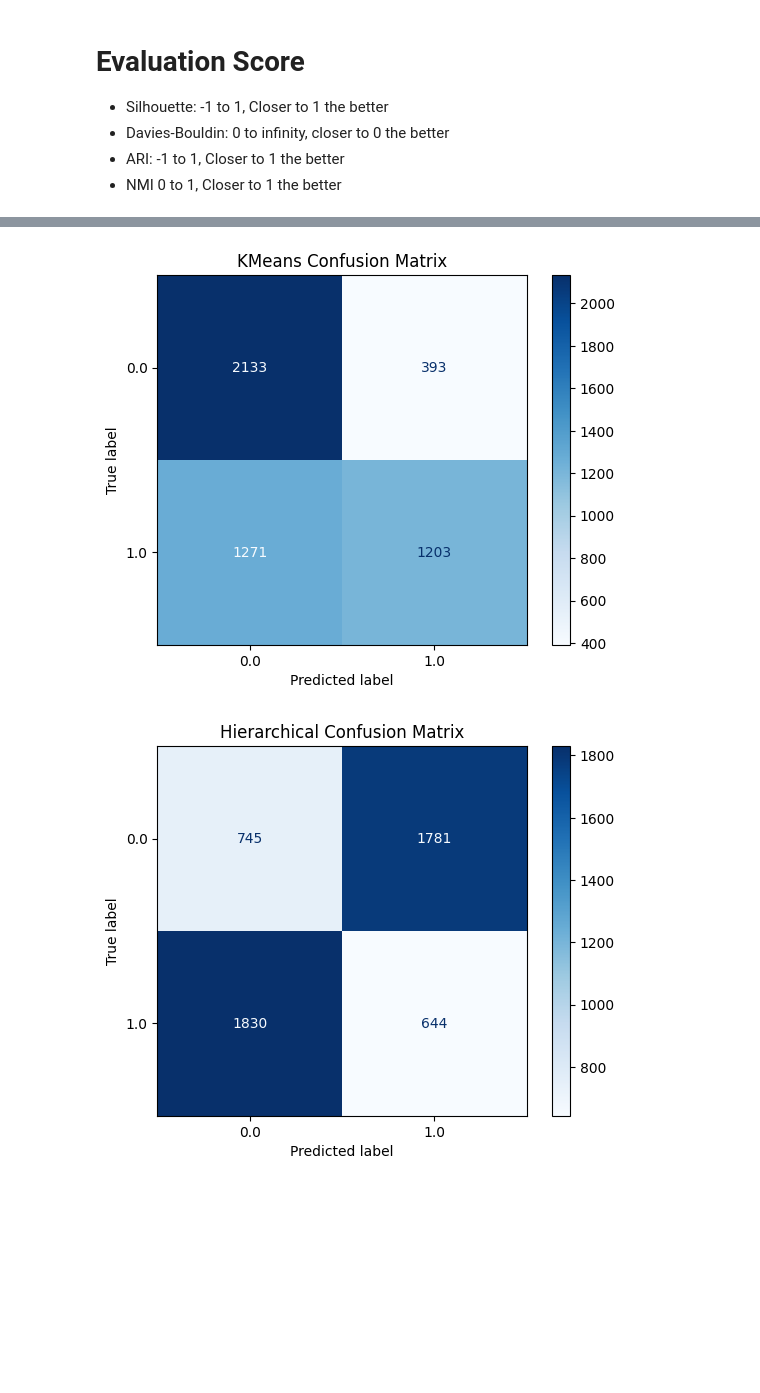
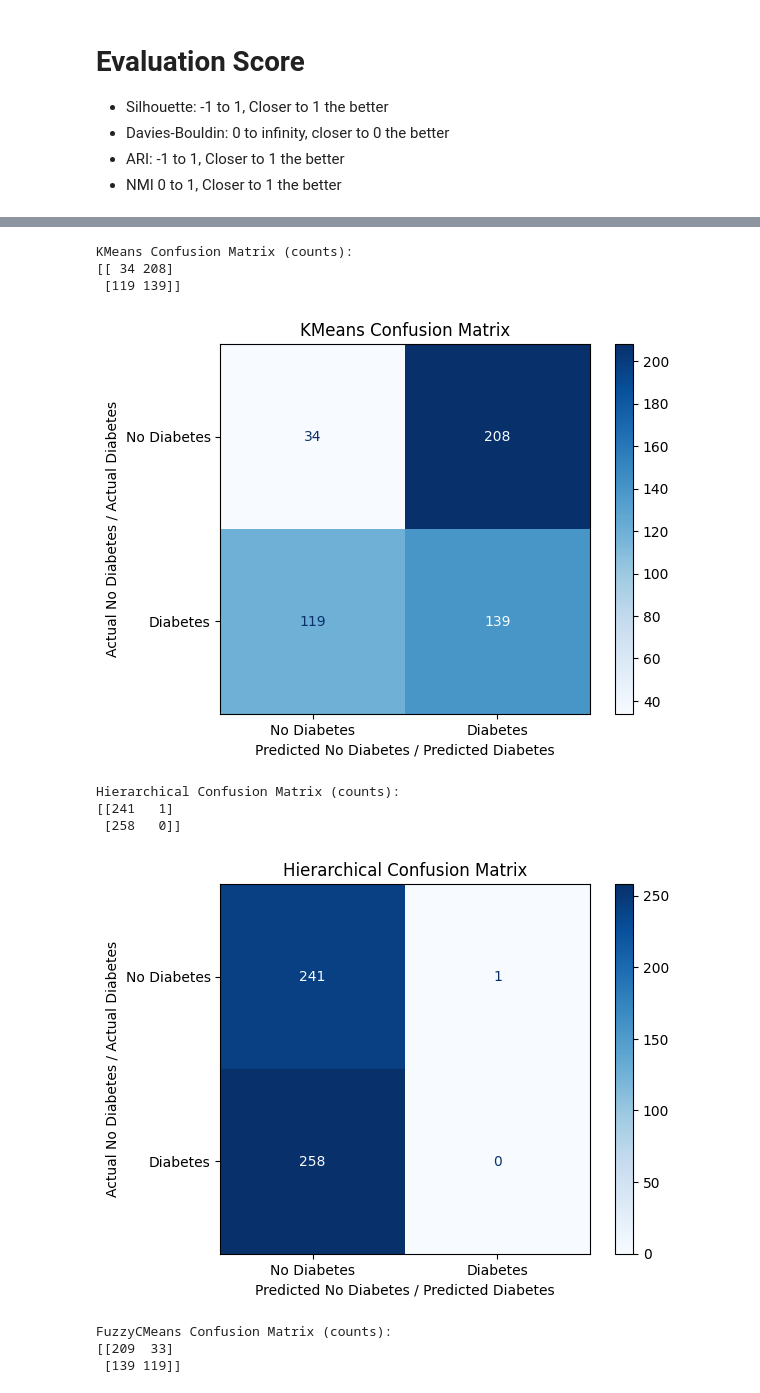
Before and after one commit to LucasChaney/CMPSCI4342, a Jupyter notebook: Proj_3/Cluster_Analysis.ipynb, the cells around one changed output, grey strips where cells are left out. Cells and saved outputs as stored; diff of their text form; code cells hidden in the pictures; blank space fills up the shorter version.

```diff
--- a/Proj_3/Cluster_Analysis.ipynb
+++ b/Proj_3/Cluster_Analysis.ipynb
@@ -65,7 +65,7 @@ FEATURES = [
 ]
 OUTCOME_COL = 'Diabetes'
 N_CLUSTERS = 2  # binary clustering
-N_ROWS = 5000 # Due to RAM issues have to limit rows used
+N_ROWS = 500 # Due to RAM issues have to limit rows used
 # %% [output]
 Drive already mounted at /content/drive; to attempt to forcibly remount, call drive.mount("/content/drive", force_remount=True).
 # %%
@@ -167,19 +157,3 @@ Tuned GMM: cov_type=tied, reg_covar=0.1 (silhouette=0.462)
-# %%
-# Define clustering models with tuned parameters
-models = [
-    ('KMeans', KMeans(n_clusters=N_CLUSTERS, random_state=42)),
-    ('Hierarchical', AgglomerativeClustering(n_clusters=N_CLUSTERS)),
-    ('DBSCAN', DBSCAN(eps=best_db['eps'], min_samples=best_db['min_samples'])),
-    ('FuzzyCMeans', FCM(n_clusters=N_CLUSTERS, m=best_fcm['m'])),
-    ('GMM', GaussianMixture(n_components=N_CLUSTERS,
-                             covariance_type=best_gmm['cov'],
-                             random_state=42,
-                             reg_covar=1e-3)),
-    ('BIRCH', Birch(n_clusters=N_CLUSTERS))
-]
-
-results = []
-labels_store = {}
 # %%
 for name, model in models:
     if name == 'FuzzyCMeans':
@@ -228,13 +213,24 @@ display(metrics_df)
 # %%
 # Confusion matrices for valid models
 for name, labels in labels_store.items():
     if len(np.unique(labels)) == N_CLUSTERS:
-        ConfusionMatrixDisplay.from_predictions(
-            y_true, labels,
-            display_labels=np.unique(y_true),
-            cmap='Blues'
-        )
-        plt.title(f'{name} Confusion Matrix'); plt.show()
+        cm = confusion_matrix(y_true, labels)
+        print(f"{name} Confusion Matrix (counts):\n{cm}\n")
+        disp = ConfusionMatrixDisplay(confusion_matrix=cm, display_labels=['No Diabetes','Diabetes'])
+        disp.plot(cmap='Blues')
+        plt.xlabel('Predicted No Diabetes / Predicted Diabetes')
+        plt.ylabel('Actual No Diabetes / Actual Diabetes')
+        plt.title(f'{name} Confusion Matrix')
+        plt.show()
 # %% [output]
+KMeans Confusion Matrix (counts):
+[[ 34 208]
+ [119 139]]
-[figure, old version]
+[figure, new version]
+Hierarchical Confusion Matrix (counts):
+[[241   1]
+ [258   0]]
-[figure, old version]
+[figure, new version]
+FuzzyCMeans Confusion Matrix (counts):
+[[209  33]
+ [139 119]]
```
Also changed, not shown: parts of 11 cells of this notebook.
